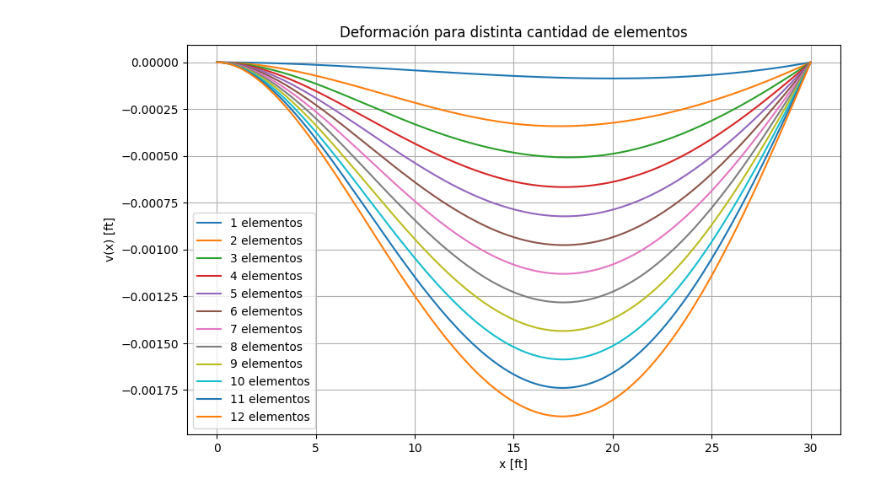
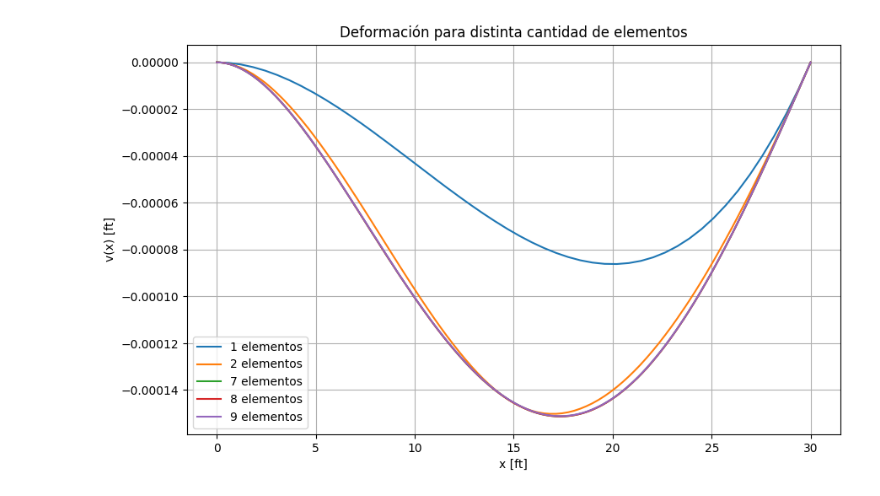
Before and after one commit to RoyGuz/MPP-ITJS-CondoriRoyer, a Jupyter notebook: MPP-Practicas/Guia3/Guia3 - Ej5.ipynb, the cells around one changed output. Cells and saved outputs as stored; diff of their text form; code cells hidden in the pictures.

```diff
--- a/MPP-Practicas/Guia3/Guia3 - Ej5.ipynb
+++ b/MPP-Practicas/Guia3/Guia3 - Ej5.ipynb
@@ -7,6 +7,8 @@ import matplotlib.pyplot as plt
 # %%
 def vectorb0(cantDeElementos,w,L):
     #   Definicion del vector de fuerzas y momentos
+
+    L = L / cantDeElementos
 
     F = np.zeros([cantDeElementos + 1])     # Se tiene una fuerza por cada nodo del sistema
     M = np.zeros([cantDeElementos + 1])     # Se tiene un momento por cada nodo del sistema
@@ -257,37 +259,41 @@ b1, F1,M1= vectorb0(cantDeElementos,w,L)
 np.set_printoptions(suppress=True, precision=6)
 plt.figure(figsize=(10, 6))
 
-lis = np.array([1,2,3,4,5,6,7,8,9,10,11,12],dtype = int)
+lis = np.array([1,2,7,8,9],dtype = int)
+#lis = np.array([5],dtype = int)
 
 for elementos in lis:
     b, F,M= vectorb0(elementos,w,L)
+
+    # print(F)
+    # print(M)
 
     #   Agrego las condiciones de contorno que me dan los vinculos
     #   Por tratarse de un empotramiento se conoce el desplazamiento y la rotacion
 
     b[0, 0] = 1
     b[0, 1] = 0
 
     b[1, 0] = 1
     b[1, 1] = 0
 
     #   En el otro extemo se conoce el desplazmiento
 
     b[-2, 0] = 1
     b[-2, 1] = 0
 
     MN, MC = MatrizMNMC(elementos, L)
     KG = MatrizDeRigidez(MC, MN, E, I, glxn)
 
     U, F = ResolverSistemaMixto(KG, b)
 
     graficarDeformacion1(elementos, MN, U, etiqueta=f'{elementos} elementos')
 
 plt.title("Deformación para distinta cantidad de elementos")
 plt.xlabel("x [ft]")
 plt.ylabel("v(x) [ft]")
 plt.grid(True)
 plt.legend()
 plt.show()
 # %% [output]
-[figure, old version]
+[figure, new version]
```
Also changed, not shown: 1 other file.
